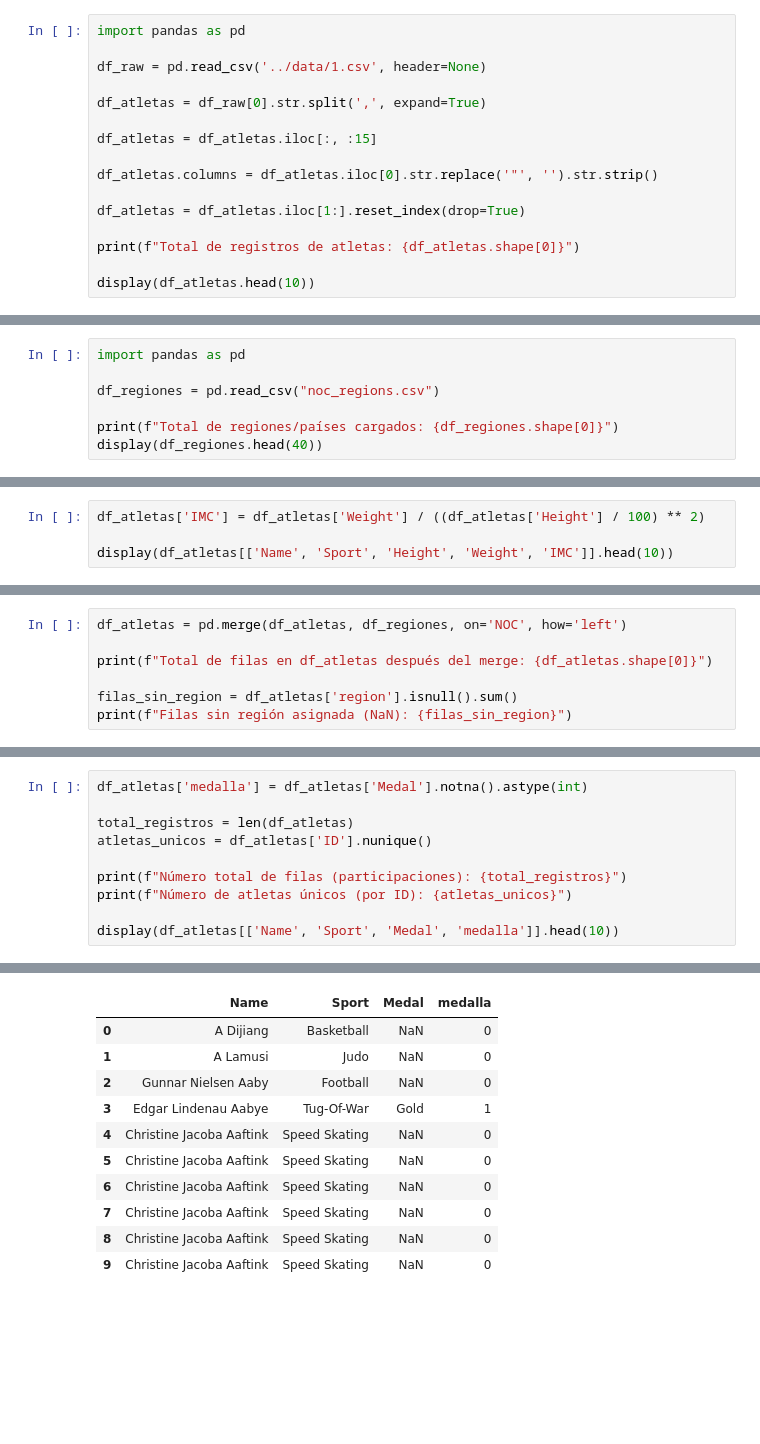
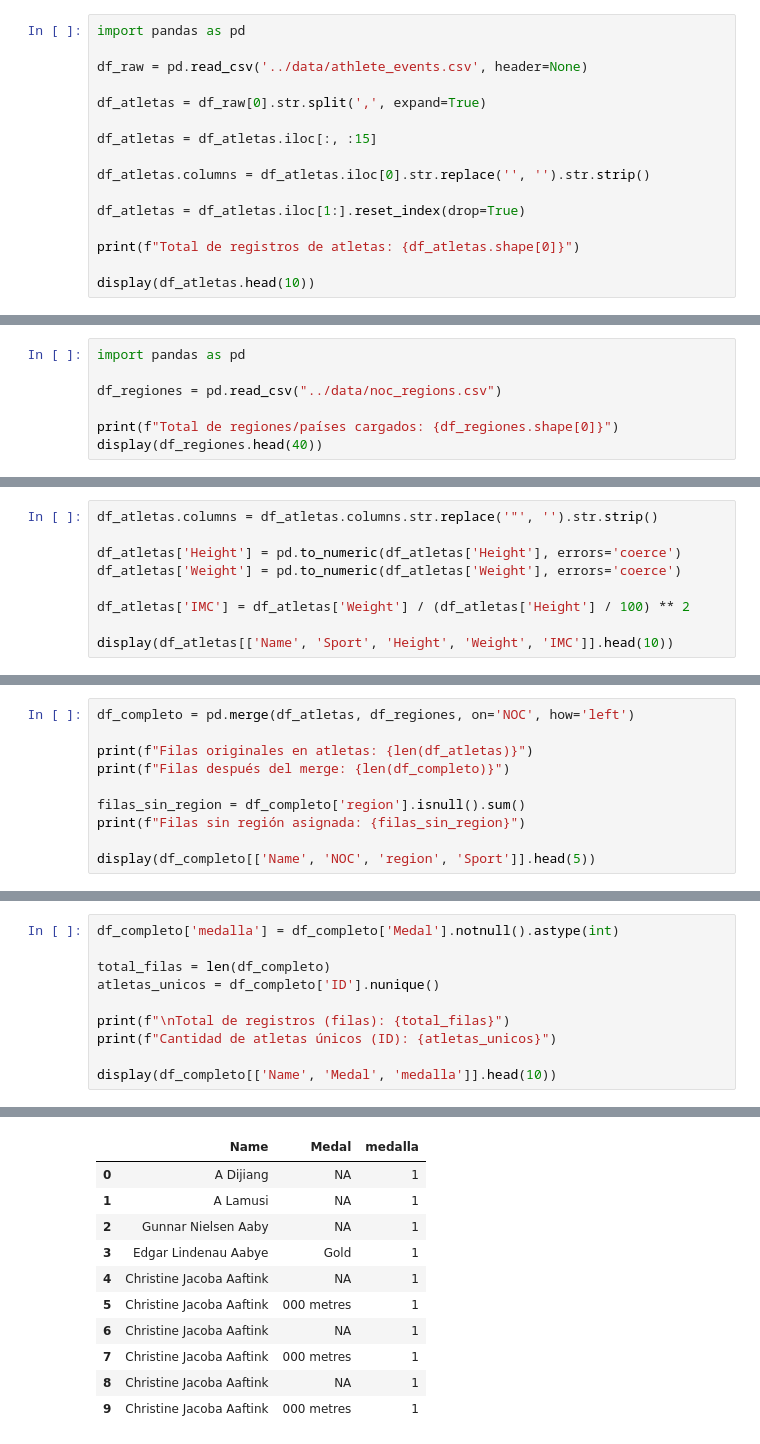
Before and after one commit to geo343/taller-pandas-olimpiadas-grupoX, a Jupyter notebook: notebooks/Randall.ipynb, the cells around one changed output, grey strips where cells are left out. Saved outputs shown, nothing was run; the diff lists cells and outputs as text; blank space fills up the shorter version.

```diff
--- a/notebooks/Randall.ipynb
+++ b/notebooks/Randall.ipynb
@@ -1,13 +1,13 @@
 # %%
 import pandas as pd
 
-df_raw = pd.read_csv('../data/1.csv', header=None)
+df_raw = pd.read_csv('../data/athlete_events.csv', header=None)
 
 df_atletas = df_raw[0].str.split(',', expand=True)
 
 df_atletas = df_atletas.iloc[:, :15]
 
-df_atletas.columns = df_atletas.iloc[0].str.replace('"', '').str.strip()
+df_atletas.columns = df_atletas.iloc[0].str.replace('', '').str.strip()
 
 df_atletas = df_atletas.iloc[1:].reset_index(drop=True)
 
@@ -19,7 +30,7 @@ FileNotFoundError: [Errno 2] No such file or directory: '../data/1.csv'
 # %%
 import pandas as pd
 
-df_regiones = pd.read_csv("noc_regions.csv")
+df_regiones = pd.read_csv("../data/noc_regions.csv")
 
 print(f"Total de regiones/países cargados: {df_regiones.shape[0]}")
 display(df_regiones.head(40))
@@ -144,5 +114,10 @@ memory usage: 5.5+ KB
 # %%
-df_atletas['IMC'] = df_atletas['Weight'] / ((df_atletas['Height'] / 100) ** 2)
+df_atletas.columns = df_atletas.columns.str.replace('"', '').str.strip()
+
+df_atletas['Height'] = pd.to_numeric(df_atletas['Height'], errors='coerce')
+df_atletas['Weight'] = pd.to_numeric(df_atletas['Weight'], errors='coerce')
+
+df_atletas['IMC'] = df_atletas['Weight'] / (df_atletas['Height'] / 100) ** 2
 
 display(df_atletas[['Name', 'Sport', 'Height', 'Weight', 'IMC']].head(10))
 # %% [output]
@@ -160,8 +139,11 @@ display(df_atletas[['Name', 'Sport', 'Height', 'Weight', 'IMC']].head(10))
 # %%
-df_atletas = pd.merge(df_atletas, df_regiones, on='NOC', how='left')
+df_completo = pd.merge(df_atletas, df_regiones, on='NOC', how='left')
 
-print(f"Total de filas en df_atletas después del merge: {df_atletas.shape[0]}")
+print(f"Filas originales en atletas: {len(df_atletas)}")
+print(f"Filas después del merge: {len(df_completo)}")
 
-filas_sin_region = df_atletas['region'].isnull().sum()
-print(f"Filas sin región asignada (NaN): {filas_sin_region}")
+filas_sin_region = df_completo['region'].isnull().sum()
+print(f"Filas sin región asignada: {filas_sin_region}")
+
+display(df_completo[['Name', 'NOC', 'region', 'Sport']].head(5))
 # %% [output]
@@ -170,11 +163,11 @@ Filas sin región asignada (NaN): 370
 # %%
-df_atletas['medalla'] = df_atletas['Medal'].notna().astype(int)
+df_completo['medalla'] = df_completo['Medal'].notnull().astype(int)
 
-total_registros = len(df_atletas)
-atletas_unicos = df_atletas['ID'].nunique()
+total_filas = len(df_completo)
+atletas_unicos = df_completo['ID'].nunique()
 
-print(f"Número total de filas (participaciones): {total_registros}")
-print(f"Número de atletas únicos (por ID): {atletas_unicos}")
+print(f"\nTotal de registros (filas): {total_filas}")
+print(f"Cantidad de atletas únicos (ID): {atletas_unicos}")
 
-display(df_atletas[['Name', 'Sport', 'Medal', 'medalla']].head(10))
+display(df_completo[['Name', 'Medal', 'medalla']].head(10))
 # %% [output]
@@ -183,11 +176,11 @@ Número de atletas únicos (por ID): 135571
-|  | Name | Sport | Medal | medalla |
-| 0 | A Dijiang | Basketball | NaN | 0 |
-| 1 | A Lamusi | Judo | NaN | 0 |
-| 2 | Gunnar Nielsen Aaby | Football | NaN | 0 |
-| 3 | Edgar Lindenau Aabye | Tug-Of-War | Gold | 1 |
-| 4 | Christine Jacoba Aaftink | Speed Skating | NaN | 0 |
-| 5 | Christine Jacoba Aaftink | Speed Skating | NaN | 0 |
-| 6 | Christine Jacoba Aaftink | Speed Skating | NaN | 0 |
-| 7 | Christine Jacoba Aaftink | Speed Skating | NaN | 0 |
-| 8 | Christine Jacoba Aaftink | Speed Skating | NaN | 0 |
-| 9 | Christine Jacoba Aaftink | Speed Skating | NaN | 0 |
+|  | Name | Medal | medalla |
+| 0 | A Dijiang | NA | 1 |
+| 1 | A Lamusi | NA | 1 |
+| 2 | Gunnar Nielsen Aaby | NA | 1 |
+| 3 | Edgar Lindenau Aabye | Gold | 1 |
+| 4 | Christine Jacoba Aaftink | NA | 1 |
+| 5 | Christine Jacoba Aaftink | 000 metres | 1 |
+| 6 | Christine Jacoba Aaftink | NA | 1 |
+| 7 | Christine Jacoba Aaftink | 000 metres | 1 |
+| 8 | Christine Jacoba Aaftink | NA | 1 |
+| 9 | Christine Jacoba Aaftink | 000 metres | 1 |
```
Also changed, not shown: parts of 11 cells of this notebook.
